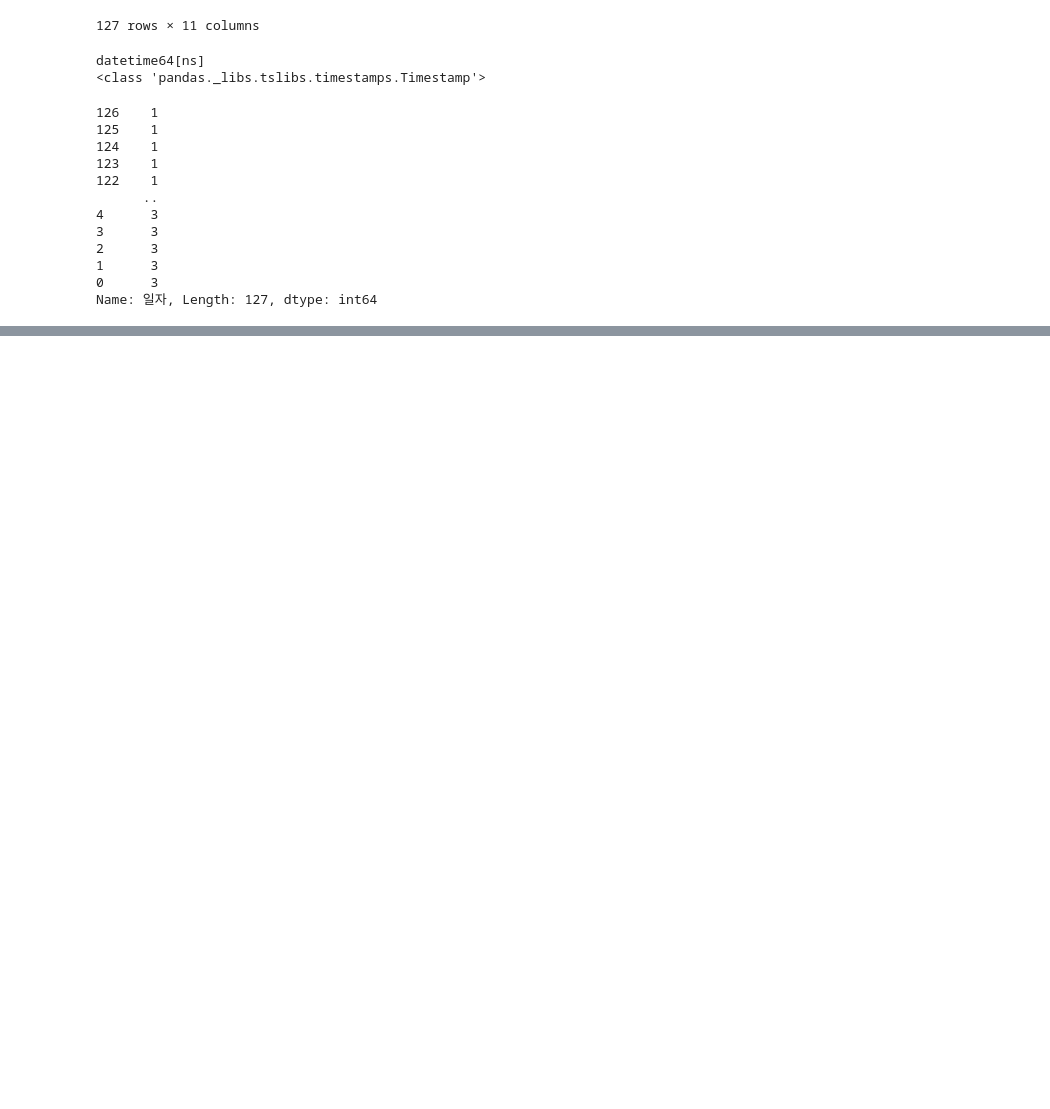
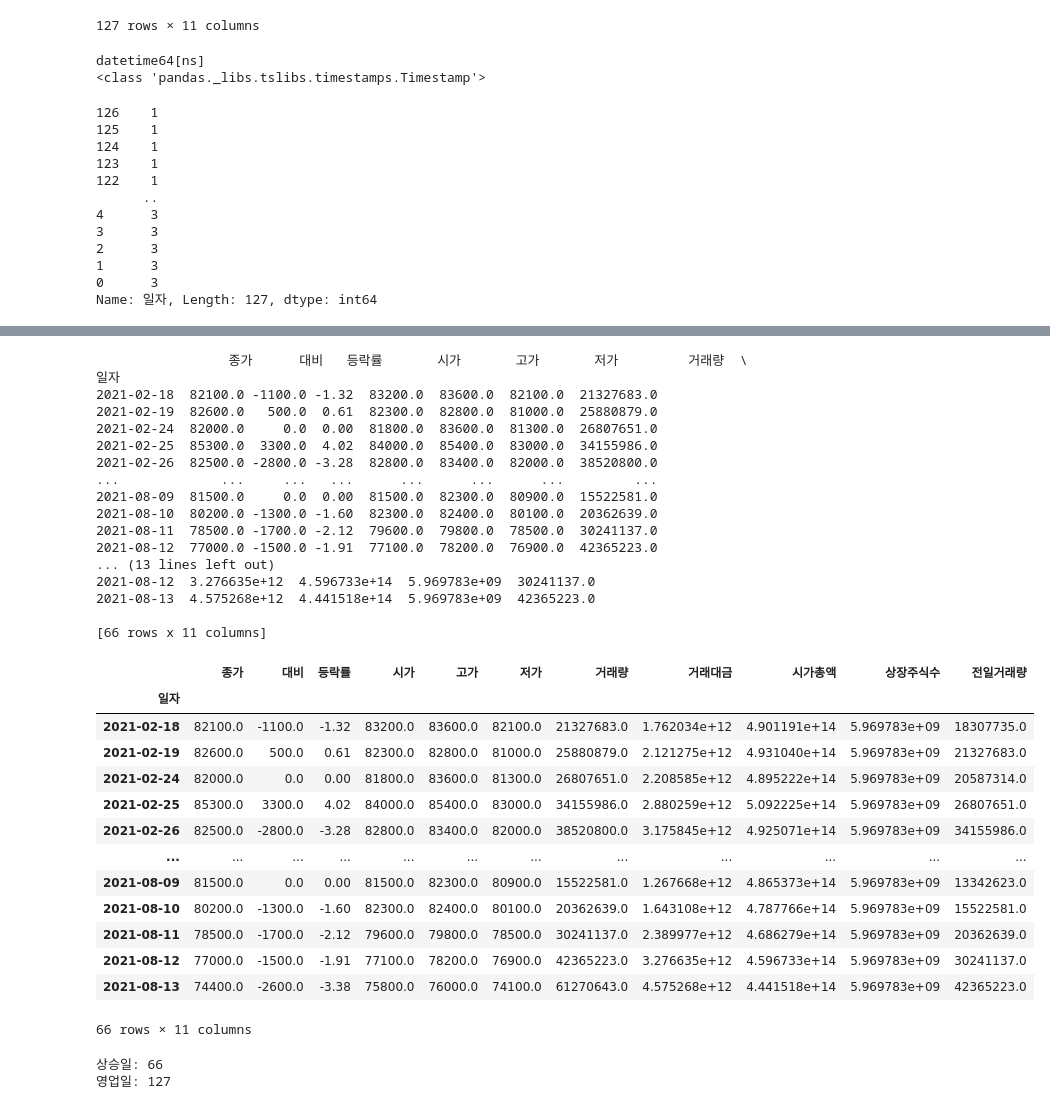
Before and after one commit to netager/Quick_Ref, a Jupyter notebook: data_analysis/Pandas/임시/06. 시계열 데이터.ipynb, the cells around one changed output, grey strips where cells are left out. Saved outputs shown, nothing was run; the diff lists cells and outputs as text; code cells hidden in the pictures; blank space fills up the shorter version.

Commit message:
20220324 Office Review Pandas

```diff
--- a/data_analysis/Pandas/임시/06. 시계열 데이터.ipynb
+++ b/data_analysis/Pandas/임시/06. 시계열 데이터.ipynb
@@ -405,0 +442,17 @@ how = {'시가':'first', '저가':min, '고가'}
+# %%
+# 일별 시세 데이터 중에서 거래량이 전일 거래량보다 증가한 경우를 찾는 것을 생각해봅시다.
+# 데이터프레임은 같은 로우에 존재하는 데이터에 대해서 연산이 브로드캐스팅되기 때문에 반복문을
+# 사용하지 않고도 여러 행에 대해서 동일한 연산을 적용할 수 있었습니다.
+
+# 데이터프레임 혹은 시리즈 객체의 shift 메서드는 지정한 수만큼 데이터를 이동합니다.
+
+import pandas as pd
+
+df = pd.read_excel("data/ss_ex_1.xlsx" , index_col=0)
+df.index = pd.to_datetime(df.index)
+df = df.sort_index()
+
+df["거래량"].shift(1)
+
+# 코드를 실행하면 인덱스는 그대로인 채로 값만 전체적으로 아래로 한 칸 이동한 시리즈가 반환됩니다.
+# 시리즈 객체에서 첫 번째 데이터는 이전 값이 존재하지 않아 NaN(Not a number)으로 표기됩니다.
@@ -405,0 +473,6 @@ how = {'시가':'first', '저가':min, '고가'}
+# %%
+# shift한 결과를 데이터프레임의 '전일거래량' 컬럼으로 추가합니다.
+# 이어서 보기 좋게 거래량과 전일거래량 컬럼만을 슬라이싱합니다.
+
+df["전일거래량"] = df["거래량"].shift(1)
+df[ ['거래량', '전일거래량'] ]
@@ -405,0 +494,51 @@ how = {'시가':'first', '저가':min, '고가'}
+# %%
+# 다음 코드는 전일 대비 거래량이 증가한 거래일을 선택합니다.
+# 특정 일자의 거래량과 전일거래량이 같은 행에 존재하기 때문에 브로드캐스팅으로
+# 전체 데이터를 한 번에 비교할 수 있습니다.
+# 이어서 비교로 얻은 불리언 조건으로 데이터프레임을 슬라이싱합니다.
+
+df["전일거래량"] = df["거래량"].shift(1)
+cond = df["거래량"] > df["전일거래량"]
+df[cond]
+# %% [output]
+                 종가      대비   등락률       시가       고가       저가         거래량  \
+일자
+2021-02-18  82100.0 -1100.0 -1.32  83200.0  83600.0  82100.0  21327683.0
+2021-02-19  82600.0   500.0  0.61  82300.0  82800.0  81000.0  25880879.0
+2021-02-24  82000.0     0.0  0.00  81800.0  83600.0  81300.0  26807651.0
+2021-02-25  85300.0  3300.0  4.02  84000.0  85400.0  83000.0  34155986.0
+2021-02-26  82500.0 -2800.0 -3.28  82800.0  83400.0  82000.0  38520800.0
+...             ...     ...   ...      ...      ...      ...         ...
+2021-08-09  81500.0     0.0  0.00  81500.0  82300.0  80900.0  15522581.0
+2021-08-10  80200.0 -1300.0 -1.60  82300.0  82400.0  80100.0  20362639.0
+2021-08-11  78500.0 -1700.0 -2.12  79600.0  79800.0  78500.0  30241137.0
+2021-08-12  77000.0 -1500.0 -1.91  77100.0  78200.0  76900.0  42365223.0
+... (13 lines left out)
+2021-08-12  3.276635e+12  4.596733e+14  5.969783e+09  30241137.0
+2021-08-13  4.575268e+12  4.441518e+14  5.969783e+09  42365223.0
+
+[66 rows x 11 columns]
+|  | 종가 | 대비 | 등락률 | 시가 | 고가 | 저가 | 거래량 | 거래대금 | 시가총액 | 상장주식수 | 전일거래량 |
+| 일자 |  |  |  |  |  |  |  |  |  |  |  |
+| 2021-02-18 | 82100.0 | -1100.0 | -1.32 | 83200.0 | 83600.0 | 82100.0 | 21327683.0 | 1.762034e+12 | 4.901191e+14 | 5.969783e+09 | 18307735.0 |
+| 2021-02-19 | 82600.0 | 500.0 | 0.61 | 82300.0 | 82800.0 | 81000.0 | 25880879.0 | 2.121275e+12 | 4.931040e+14 | 5.969783e+09 | 21327683.0 |
+| 2021-02-24 | 82000.0 | 0.0 | 0.00 | 81800.0 | 83600.0 | 81300.0 | 26807651.0 | 2.208585e+12 | 4.895222e+14 | 5.969783e+09 | 20587314.0 |
+| 2021-02-25 | 85300.0 | 3300.0 | 4.02 | 84000.0 | 85400.0 | 83000.0 | 34155986.0 | 2.880259e+12 | 5.092225e+14 | 5.969783e+09 | 26807651.0 |
+| 2021-02-26 | 82500.0 | -2800.0 | -3.28 | 82800.0 | 83400.0 | 82000.0 | 38520800.0 | 3.175845e+12 | 4.925071e+14 | 5.969783e+09 | 34155986.0 |
+| ... | ... | ... | ... | ... | ... | ... | ... | ... | ... | ... | ... |
+| 2021-08-09 | 81500.0 | 0.0 | 0.00 | 81500.0 | 82300.0 | 80900.0 | 15522581.0 | 1.267668e+12 | 4.865373e+14 | 5.969783e+09 | 13342623.0 |
+| 2021-08-10 | 80200.0 | -1300.0 | -1.60 | 82300.0 | 82400.0 | 80100.0 | 20362639.0 | 1.643108e+12 | 4.787766e+14 | 5.969783e+09 | 15522581.0 |
+| 2021-08-11 | 78500.0 | -1700.0 | -2.12 | 79600.0 | 79800.0 | 78500.0 | 30241137.0 | 2.389977e+12 | 4.686279e+14 | 5.969783e+09 | 20362639.0 |
+| 2021-08-12 | 77000.0 | -1500.0 | -1.91 | 77100.0 | 78200.0 | 76900.0 | 42365223.0 | 3.276635e+12 | 4.596733e+14 | 5.969783e+09 | 30241137.0 |
+| 2021-08-13 | 74400.0 | -2600.0 | -3.38 | 75800.0 | 76000.0 | 74100.0 | 61270643.0 | 4.575268e+12 | 4.441518e+14 | 5.969783e+09 | 42365223.0 |
+66 rows × 11 columns
+# %%
+# 주어진 기간 동안 거래량이 증가한 날은 며칠이나 될까요?
+# 문제를 한 번에 해결하려면 어렵게 느껴질 수 있습니다.
+# 데이터프레임에 불리언 조건을 사용해서 조건을 충족하는 데이터를 가져오고 len 함수로 그 길이를 구하면 됩니다.
+
+print('상승일:', len(df[cond]))
+print('영업일:', len(df))
+# %% [output]
+상승일: 66
+영업일: 127
```
Also changed, not shown: parts of 32 cells of this notebook, 1 other file.
